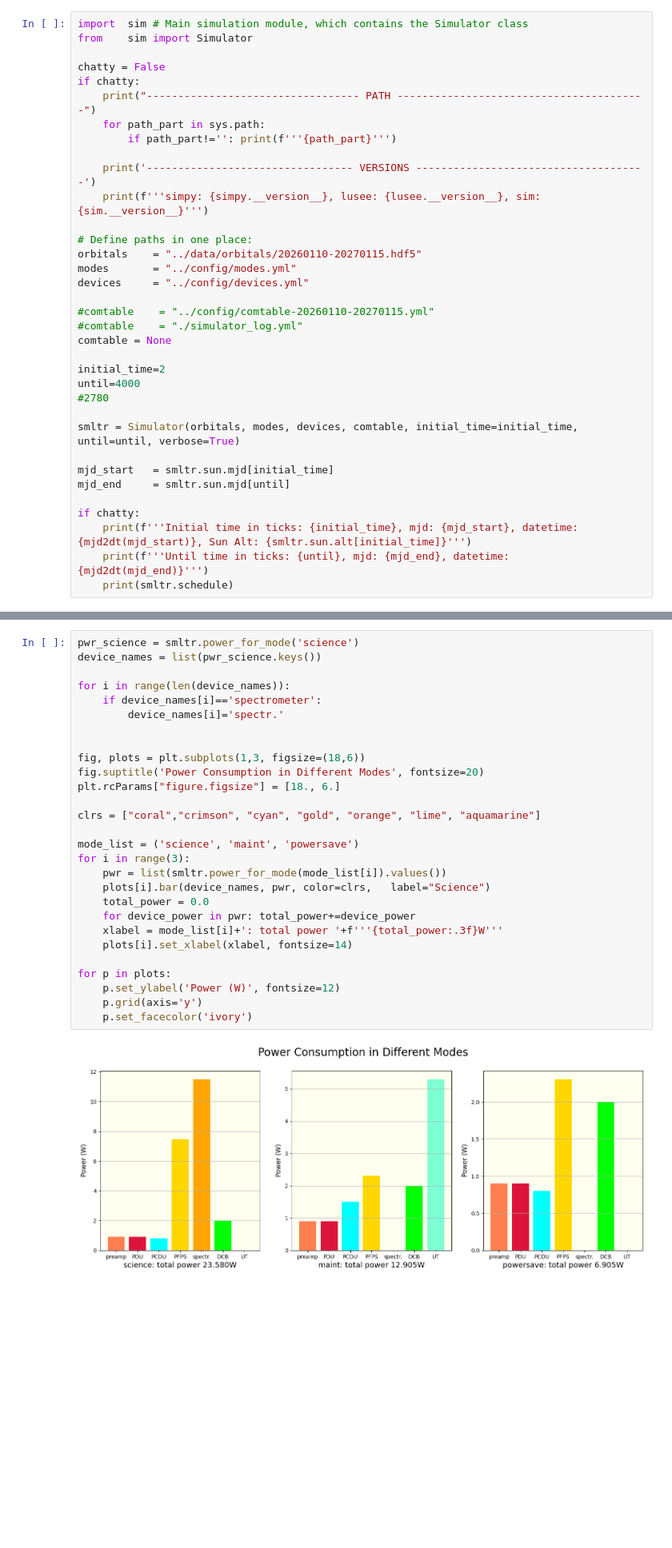
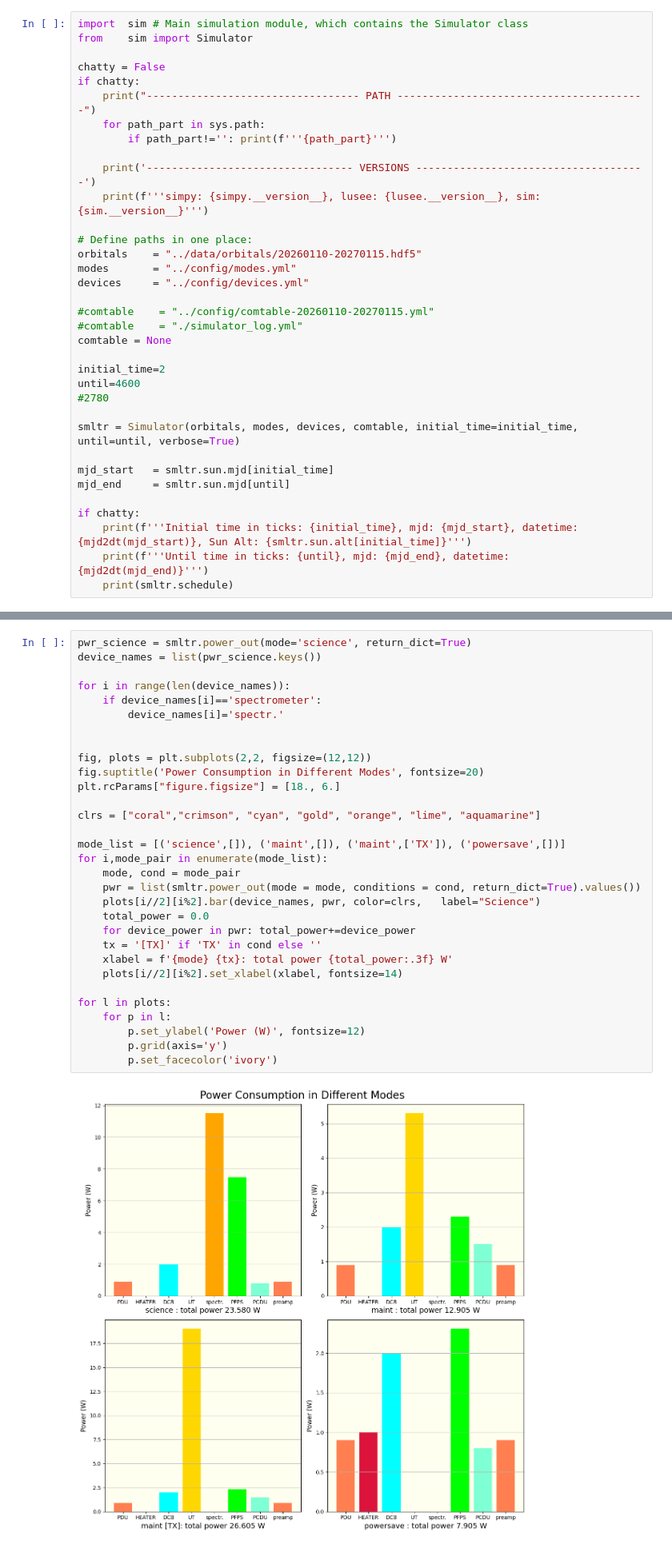
Before and after one commit to lusee-night/opsim, a Jupyter notebook: notebooks/opsim.ipynb, the cells around one changed output, grey strips where cells are left out. Shown at 80% size. Cells and saved outputs as stored; diff of their text form; blank space fills up the shorter version.

```diff
--- a/notebooks/opsim.ipynb
+++ b/notebooks/opsim.ipynb
@@ -45,7 +45,7 @@ devices     = "../config/devices.yml"
 comtable = None
 
 initial_time=2
-until=4000
+until=4600
 #2780
 
 smltr = Simulator(orbitals, modes, devices, comtable, initial_time=initial_time, until=until, verbose=True)
@@ -90,35 +90,38 @@ Mode:  maint
 
 Visualize power consumption for each device, in different modes, in a bar chart (optional)
 # %%
-pwr_science = smltr.power_for_mode('science')
+pwr_science = smltr.power_out(mode='science', return_dict=True)
 device_names = list(pwr_science.keys())
 
 for i in range(len(device_names)):
     if device_names[i]=='spectrometer':
         device_names[i]='spectr.'
 
 
-fig, plots = plt.subplots(1,3, figsize=(18,6))
+fig, plots = plt.subplots(2,2, figsize=(12,12))
 fig.suptitle('Power Consumption in Different Modes', fontsize=20)
 plt.rcParams["figure.figsize"] = [18., 6.]
 
 clrs = ["coral","crimson", "cyan", "gold", "orange", "lime", "aquamarine"]
 
-mode_list = ('science', 'maint', 'powersave')
-for i in range(3):
-    pwr = list(smltr.power_for_mode(mode_list[i]).values())
-    plots[i].bar(device_names, pwr, color=clrs,   label="Science")
+mode_list = [('science',[]), ('maint',[]), ('maint',['TX']), ('powersave',[])]
+for i,mode_pair in enumerate(mode_list):
+    mode, cond = mode_pair
+    pwr = list(smltr.power_out(mode = mode, conditions = cond, return_dict=True).values())
+    plots[i//2][i%2].bar(device_names, pwr, color=clrs,   label="Science")
     total_power = 0.0
     for device_power in pwr: total_power+=device_power
-    xlabel = mode_list[i]+': total power '+f'''{total_power:.3f}W'''
-    plots[i].set_xlabel(xlabel, fontsize=14)
+    tx = '[TX]' if 'TX' in cond else ''
+    xlabel = f'{mode} {tx}: total power {total_power:.3f} W'
+    plots[i//2][i%2].set_xlabel(xlabel, fontsize=14)
 
-for p in plots:
-    p.set_ylabel('Power (W)', fontsize=12)
-    p.grid(axis='y')
-    p.set_facecolor('ivory')
+for l in plots:
+    for p in l:
+        p.set_ylabel('Power (W)', fontsize=12)
+        p.grid(axis='y')
+        p.set_facecolor('ivory')
 # %% [output]
-[figure, old version]
+[figure, new version]
 # %% [markdown]
 ---
 
```
Also changed, not shown: parts of 4 cells of this notebook, 5 other files.
